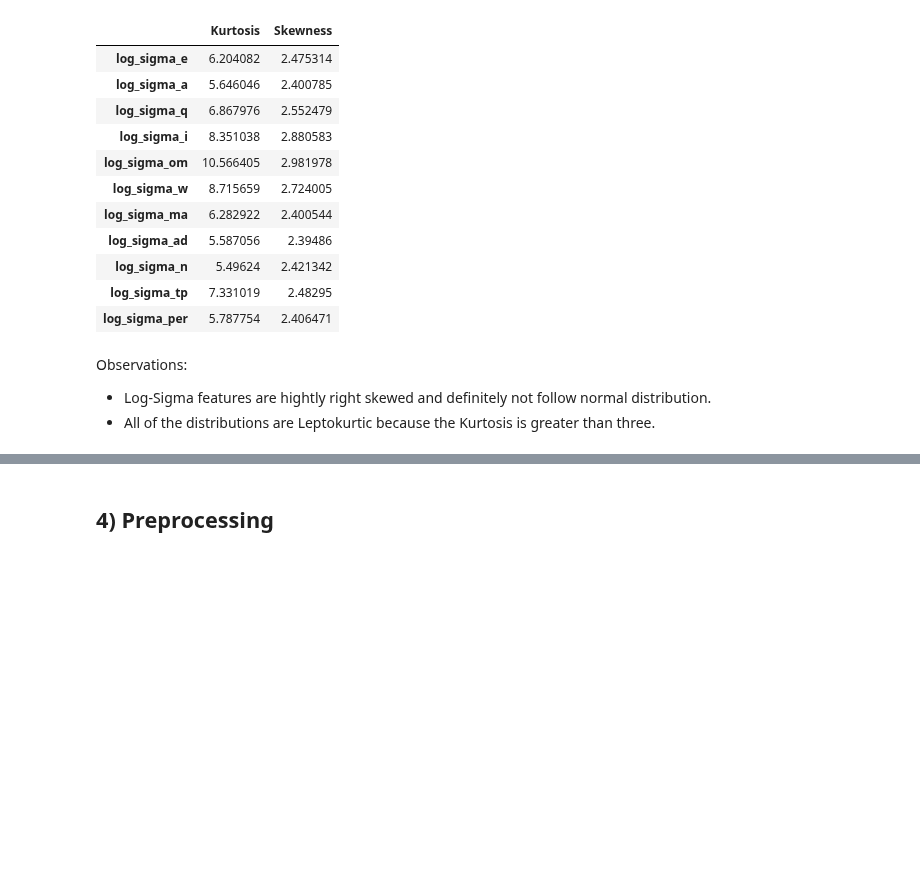
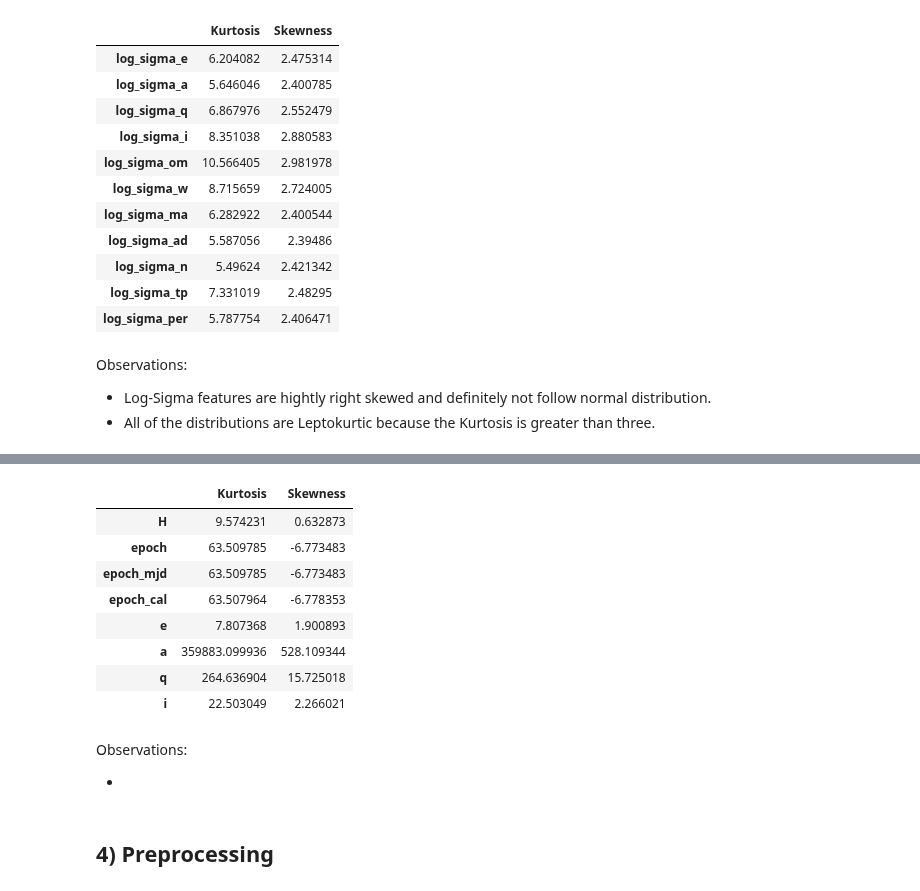
Before and after one commit to caiosoter/DS-Projects, a Jupyter notebook: Asteroid_Classification/Asteroid_Classification.ipynb, the cells around one changed output, grey strips where cells are left out. Saved outputs shown, nothing was run; the diff lists cells and outputs as text; code cells hidden in the pictures; blank space fills up the shorter version.

```diff
--- a/Asteroid_Classification/Asteroid_Classification.ipynb
+++ b/Asteroid_Classification/Asteroid_Classification.ipynb
@@ -444,0 +463,17 @@ Observations:
+# %%
+# Printing Kurtosis and Skewness for the initial columns:
+kurtosis_skewness(X_train[initial_columns])
+# %% [output]
+|  | Kurtosis | Skewness |
+| H | 9.574231 | 0.632873 |
+| epoch | 63.509785 | -6.773483 |
+| epoch_mjd | 63.509785 | -6.773483 |
+| epoch_cal | 63.507964 | -6.778353 |
+| e | 7.807368 | 1.900893 |
+| a | 359883.099936 | 528.109344 |
+| q | 264.636904 | 15.725018 |
+| i | 22.503049 | 2.266021 |
+# %% [markdown]
+Observations:
+
+-
```
Also changed, not shown: parts of 13 cells of this notebook.
